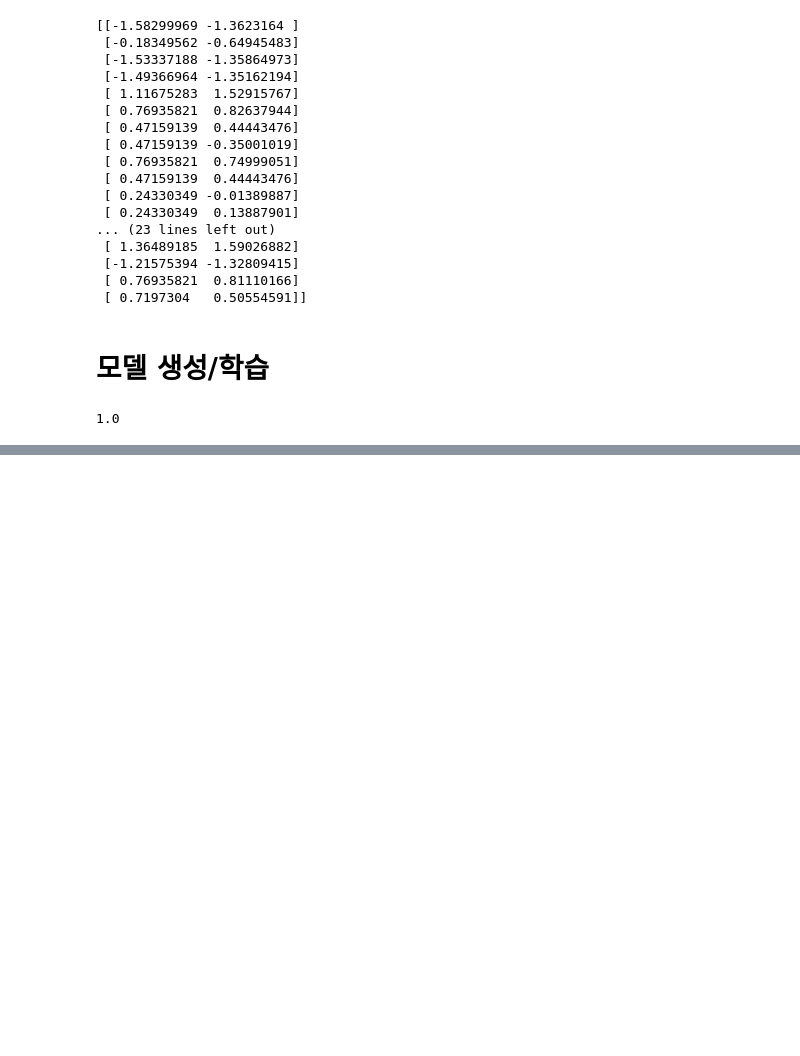
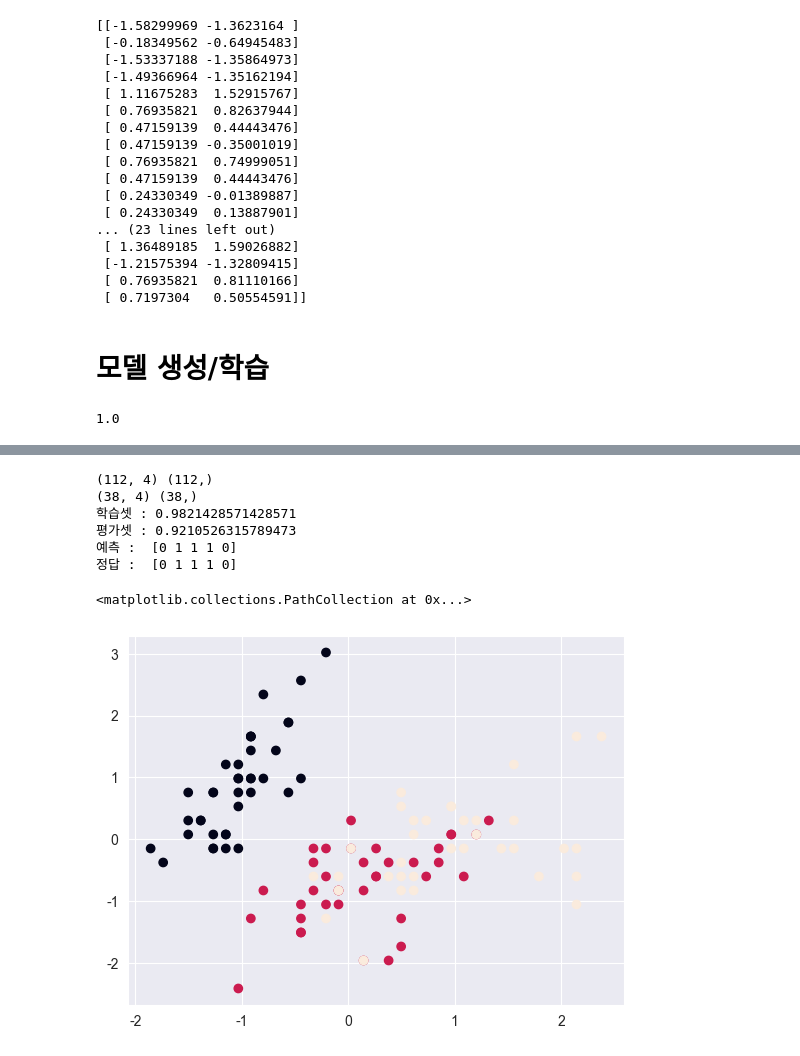
Before and after one commit to joomong0620/machine_learning, a Jupyter notebook: 01_overview/01_classification_overview.ipynb, the cells around one changed output, grey strips where cells are left out. Saved outputs shown, nothing was run; the diff lists cells and outputs as text; code cells hidden in the pictures; blank space fills up the shorter version.

```diff
--- a/01_overview/01_classification_overview.ipynb
+++ b/01_overview/01_classification_overview.ipynb
@@ -378,0 +590,10 @@ plt.show()
+# %%
+# 데이터 로드
+from sklearn.datasets import load_iris
+
+iris = load_iris()
+print(iris)
+print(iris.data)
+print(iris.target)
+print(iris.feature_names)
+print(iris.target_names)
@@ -378,0 +614,44 @@ plt.show()
+# %%
+# 데이터 분할 (학습/테스트)
+from sklearn.model_selection import train_test_split
+                                                               # 정답 데이터
+X_train, X_test, y_train, y_test = train_test_split(iris.data, iris.target, random_state = 42, stratify = iris.target) # 데이터 비율 유지
+
+print(X_train.shape, y_train.shape)
+print(X_test.shape, y_test.shape)
+
+#print(iris_df['target'].value_counts())
+# print(pd.Series(y_train).value_counts()) # value counts 쓰려고 series로 만듦
+# print(pd.Series(y_test).value_counts())
+
+
+# 스케일링
+scaler = StandardScaler()
+
+X_train_scaled = scaler.fit_transform(X_train) # 표준점수 변환
+X_test_scaled = scaler.transform(X_test) # 학습데이터 기준으로 표준점수 변환
+
+
+# 모델 생성 및 학습
+knn_clf = KNeighborsClassifier(n_neighbors = 5) # 생성
+knn_clf.fit(X_train_scaled, y_train) # 학습
+
+
+
+# 평가 및 예측
+print('학습셋 :' , knn_clf.score(X_train_scaled, y_train))
+print('평가셋 :' , knn_clf.score(X_test_scaled, y_test))
+print('예측 : ', knn_clf.predict(X_test_scaled[:5]))
+print('정답 : ', y_test[:5])
+
+
+# plt.scatter(X_train_scaled[:, 0], X_train_scaled[:, 1], c=y_train)
+# %% [output]
+(112, 4) (112,)
+(38, 4) (38,)
+학습셋 : 0.9821428571428571
+평가셋 : 0.9210526315789473
+예측 :  [0 1 1 1 0]
+정답 :  [0 1 1 1 0]
+<matplotlib.collections.PathCollection at 0x...>
+[figure, added]
```
Also changed, not shown: parts of 24 cells of this notebook, 1 other file.
